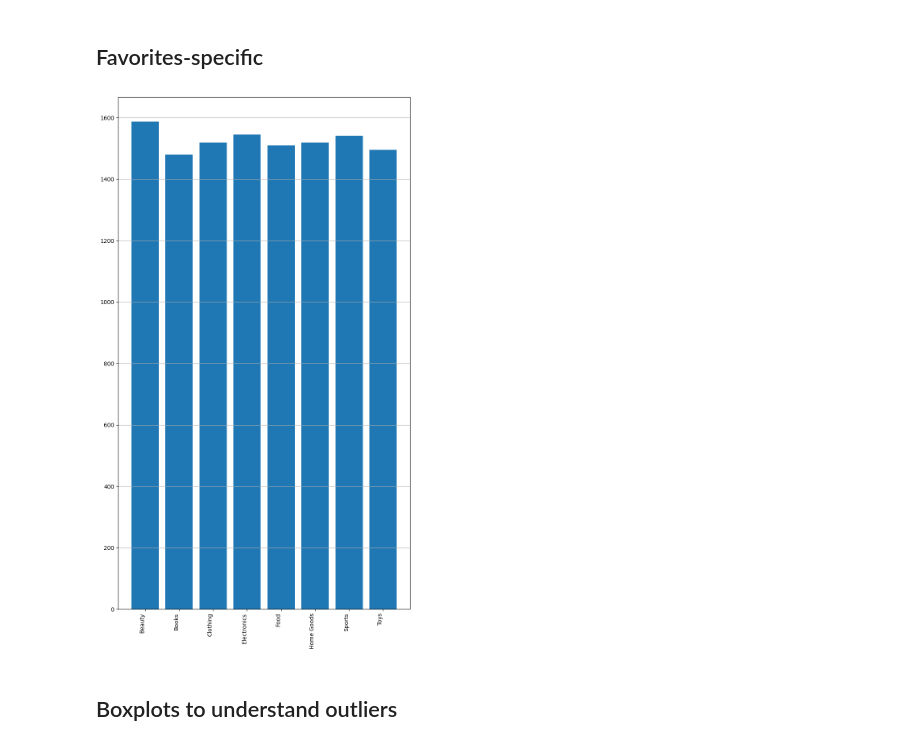
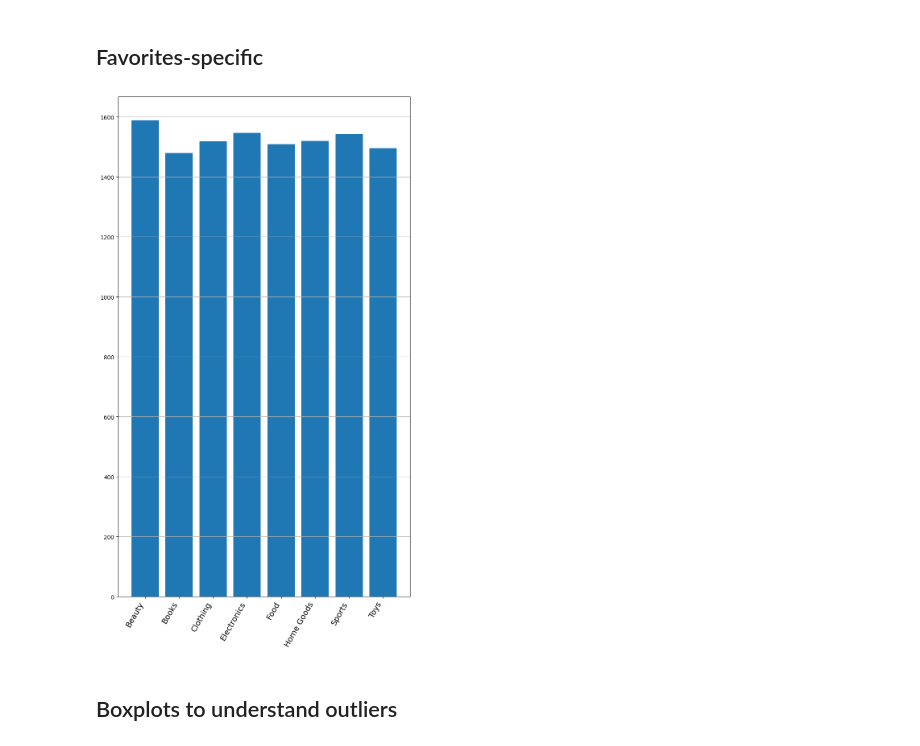
Before and after one commit to PSU-DAAN822-FA25-Group4/data-collection, a Jupyter notebook: analysis-after.ipynb, the cells around one changed output. Saved outputs shown, nothing was run; the diff lists cells and outputs as text; code cells hidden in the pictures.

Commit message:
made charts more readable when small

```diff
--- a/analysis-after.ipynb
+++ b/analysis-after.ipynb
@@ -240,17 +240,17 @@ EmailEngagementRate
 # %%
 favorite_cols = [col for col in df.columns if col.startswith("FavoriteCategory_")]
 col_names = [col.replace('FavoriteCategory_', '') for col in df.columns if col.startswith("FavoriteCategory_")]
 
 sums = df[favorite_cols].sum()
 
 plt.figure(figsize=(8, 14))
 plt.bar(sums.index, sums.values)
-plt.xticks(range(len(col_names)), col_names, rotation = 90, ha = 'right')
+plt.xticks(range(len(col_names)), col_names, rotation = 60, fontsize = 14, ha = 'right')
 plt.grid(axis = 'y')
 plt.tight_layout()
 plt.show()
 # %% [output]
-[figure, old version]
+[figure, new version]
 # %% [markdown]
 ## Boxplots to understand outliers
 # %%
```
Also changed, not shown: parts of 2 cells of this notebook, 1 other file.
